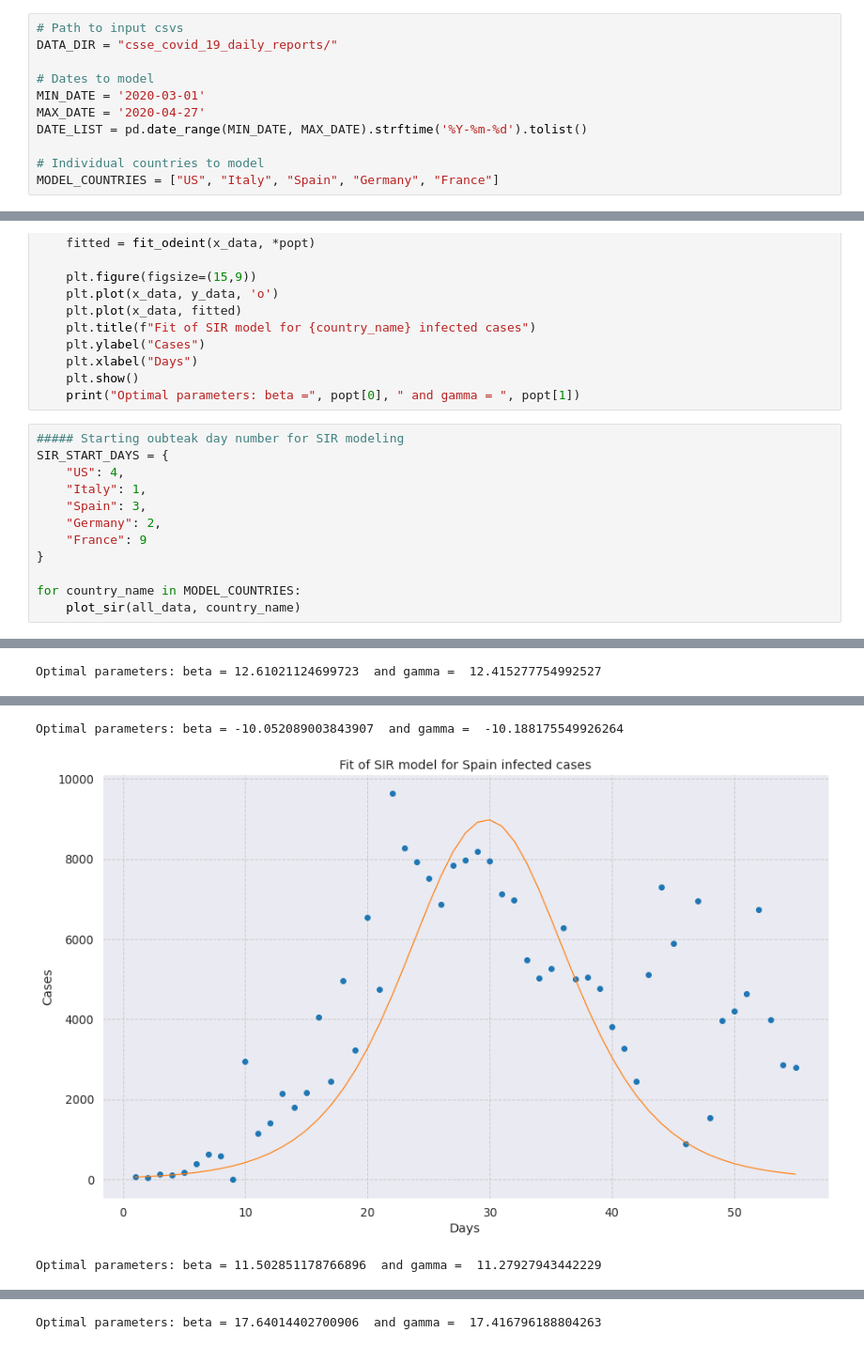
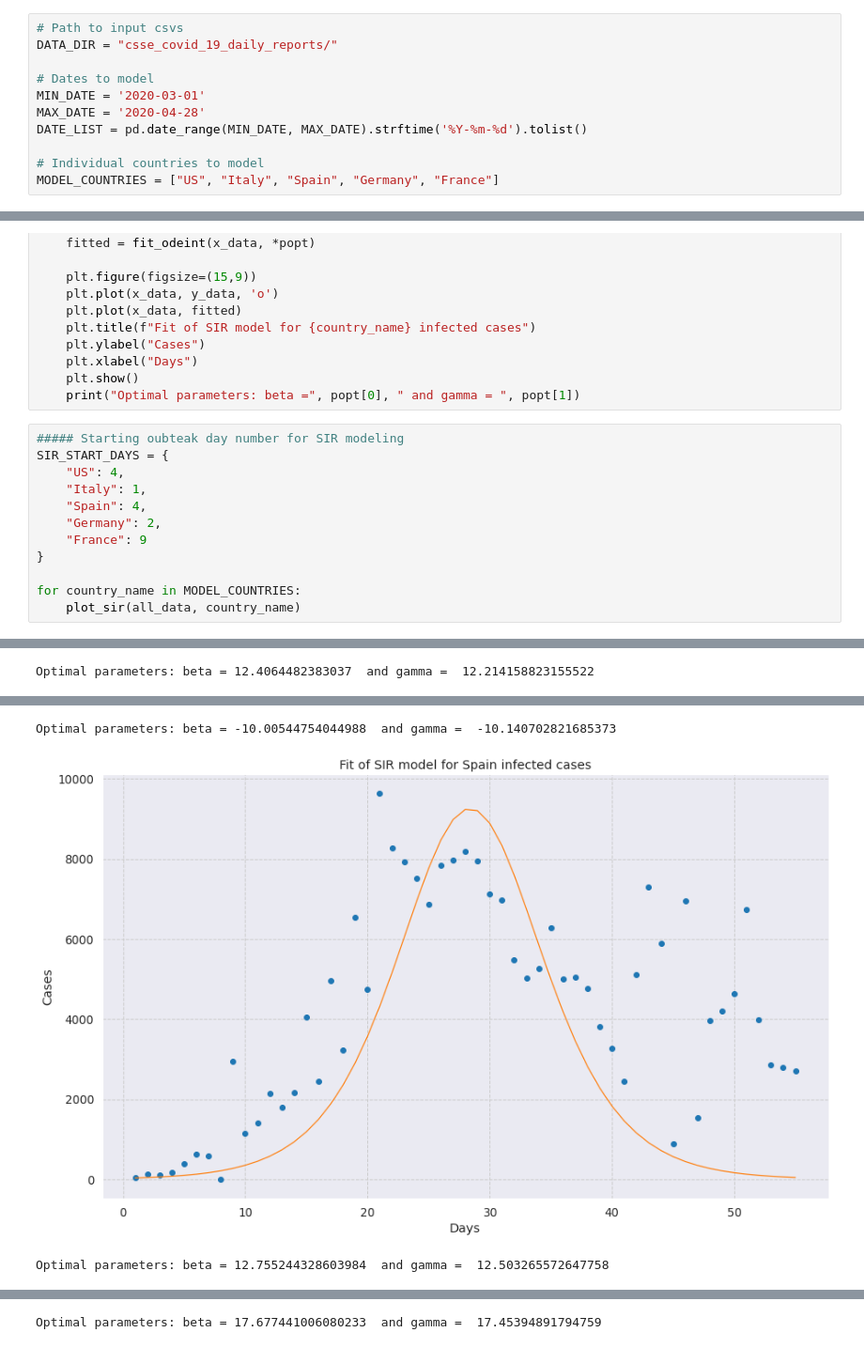
Before and after one commit to rdcolema/covid19-tracking, a Jupyter notebook: covid_forecasting.ipynb, the cells around one changed output, grey strips where cells are left out. Shown at 94% size. Drawn from its saved outputs; the diff is of its cells as text.

```diff
--- a/covid_forecasting.ipynb
+++ b/covid_forecasting.ipynb
@@ -31,7 +31,7 @@ DATA_DIR = "csse_covid_19_daily_reports/"
 
 # Dates to model
 MIN_DATE = '2020-03-01'
-MAX_DATE = '2020-04-27'
+MAX_DATE = '2020-04-28'
 DATE_LIST = pd.date_range(MIN_DATE, MAX_DATE).strftime('%Y-%m-%d').tolist()
 
 # Individual countries to model
@@ -436,7 +436,7 @@ def plot_sir(df, country_name):
 SIR_START_DAYS = {
     "US": 4,
     "Italy": 1,
-    "Spain": 3,
+    "Spain": 4,
     "Germany": 2,
     "France": 9
 }
@@ -448 +448 @@ for country_name in MODEL_COUNTRIES:
-Optimal parameters: beta = 12.61021124699723  and gamma =  12.415277754992527
+Optimal parameters: beta = 12.4064482383037  and gamma =  12.214158823155522
@@ -450,3 +450,3 @@ Optimal parameters: beta = 12.61021124699723  and gamma =  12.415277754992527
-Optimal parameters: beta = -10.052089003843907  and gamma =  -10.188175549926264
+Optimal parameters: beta = -10.00544754044988  and gamma =  -10.140702821685373
-[figure, old version]
+[figure, new version]
-Optimal parameters: beta = 11.502851178766896  and gamma =  11.27927943442229
+Optimal parameters: beta = 12.755244328603984  and gamma =  12.503265572647758
@@ -454 +454 @@ Optimal parameters: beta = 11.502851178766896  and gamma =  11.27927943442229
-Optimal parameters: beta = 17.64014402700906  and gamma =  17.416796188804263
+Optimal parameters: beta = 17.677441006080233  and gamma =  17.45394891794759
```
Also changed, not shown: parts of 4 cells of this notebook, 2 other files.
